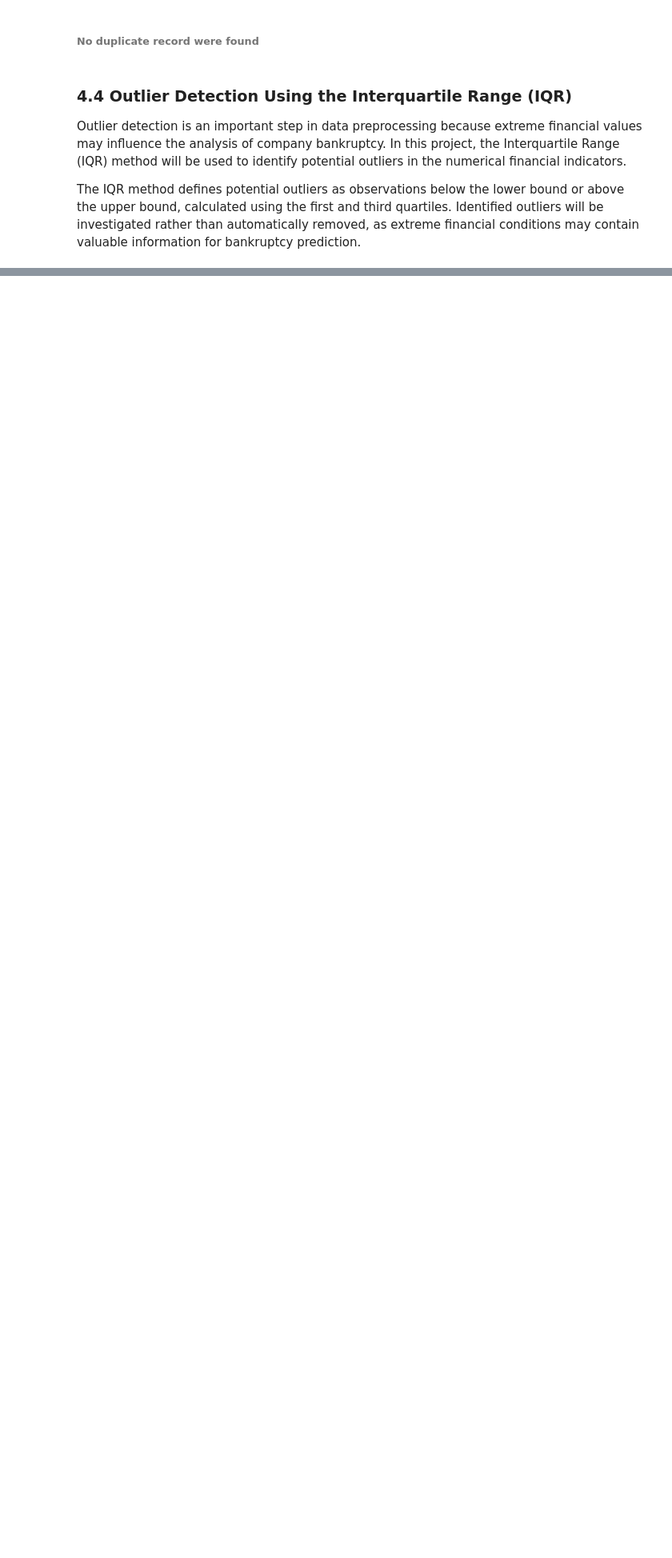
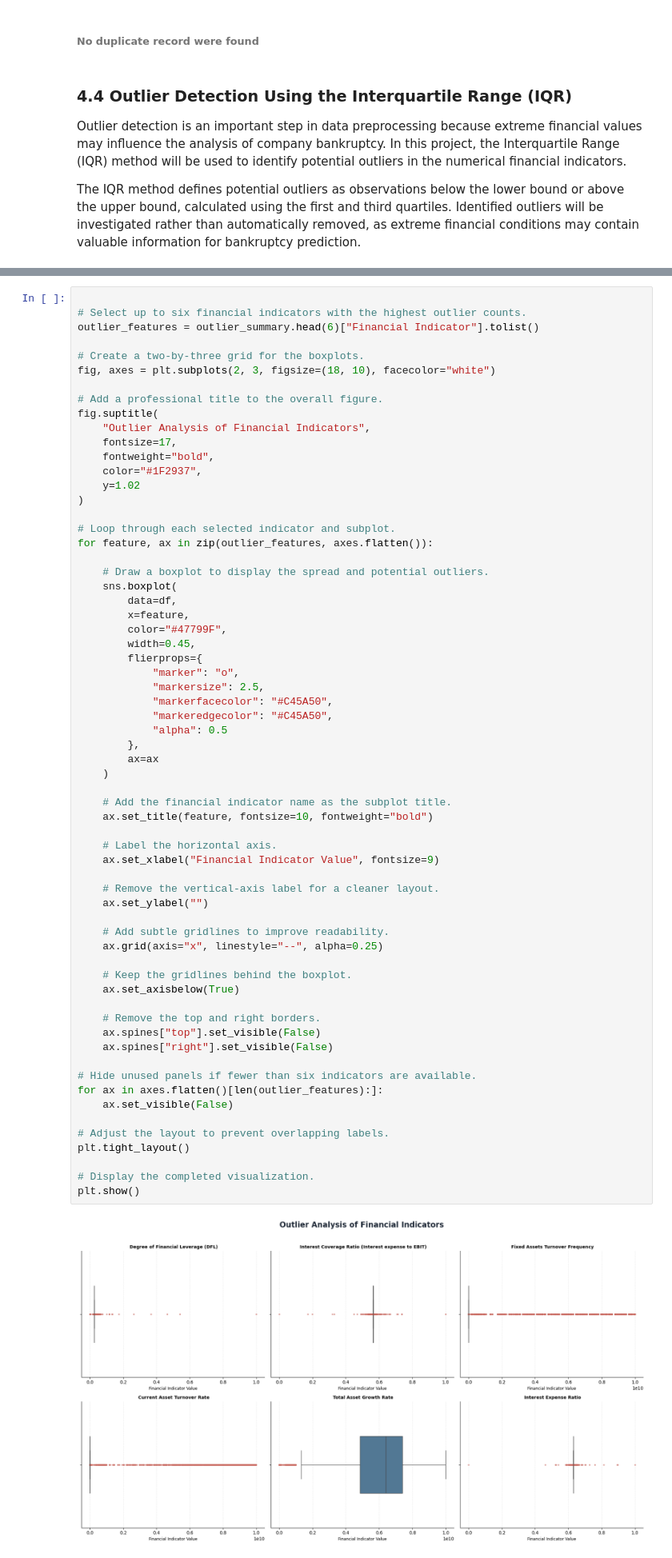
Before and after one commit to Clinton1029/bankruptcy_pred, a Jupyter notebook: Bankruptcy.ipynb, the cells around one changed output, grey strips where cells are left out. Shown at 80% size. Drawn from its saved outputs; the diff is of its cells as text; blank space fills up the shorter version.

```diff
--- a/Bankruptcy.ipynb
+++ b/Bankruptcy.ipynb
@@ -1043,0 +1122,66 @@ The IQR method defines potential outliers as observations below the lower bound
+# %%
+
+# Select up to six financial indicators with the highest outlier counts.
+outlier_features = outlier_summary.head(6)["Financial Indicator"].tolist()
+
+# Create a two-by-three grid for the boxplots.
+fig, axes = plt.subplots(2, 3, figsize=(18, 10), facecolor="white")
+
+# Add a professional title to the overall figure.
+fig.suptitle(
+    "Outlier Analysis of Financial Indicators",
+    fontsize=17,
+    fontweight="bold",
+    color="#1F2937",
+    y=1.02
+)
+
+# Loop through each selected indicator and subplot.
+for feature, ax in zip(outlier_features, axes.flatten()):
+
+    # Draw a boxplot to display the spread and potential outliers.
+    sns.boxplot(
+        data=df,
+        x=feature,
+        color="#47799F",
+        width=0.45,
+        flierprops={
+            "marker": "o",
+            "markersize": 2.5,
+            "markerfacecolor": "#C45A50",
+            "markeredgecolor": "#C45A50",
+            "alpha": 0.5
+        },
+        ax=ax
+    )
+
+    # Add the financial indicator name as the subplot title.
+    ax.set_title(feature, fontsize=10, fontweight="bold")
+
+    # Label the horizontal axis.
+    ax.set_xlabel("Financial Indicator Value", fontsize=9)
+
+    # Remove the vertical-axis label for a cleaner layout.
+    ax.set_ylabel("")
+
+    # Add subtle gridlines to improve readability.
+    ax.grid(axis="x", linestyle="--", alpha=0.25)
+
+    # Keep the gridlines behind the boxplot.
+    ax.set_axisbelow(True)
+
+    # Remove the top and right borders.
+    ax.spines["top"].set_visible(False)
+    ax.spines["right"].set_visible(False)
+
+# Hide unused panels if fewer than six indicators are available.
+for ax in axes.flatten()[len(outlier_features):]:
+    ax.set_visible(False)
+
+# Adjust the layout to prevent overlapping labels.
+plt.tight_layout()
+
+# Display the completed visualization.
+plt.show()
+# %% [output]
+[figure, added]
```
Also changed, not shown: parts of 2 cells of this notebook.
